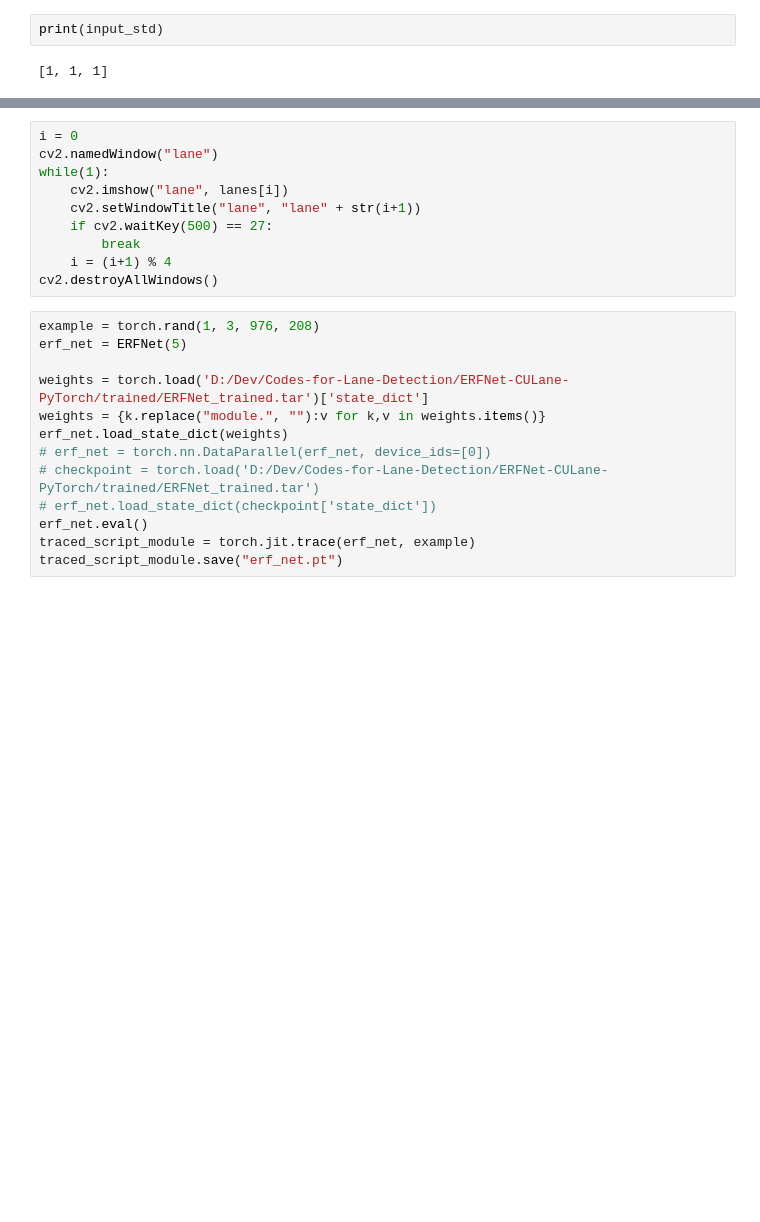
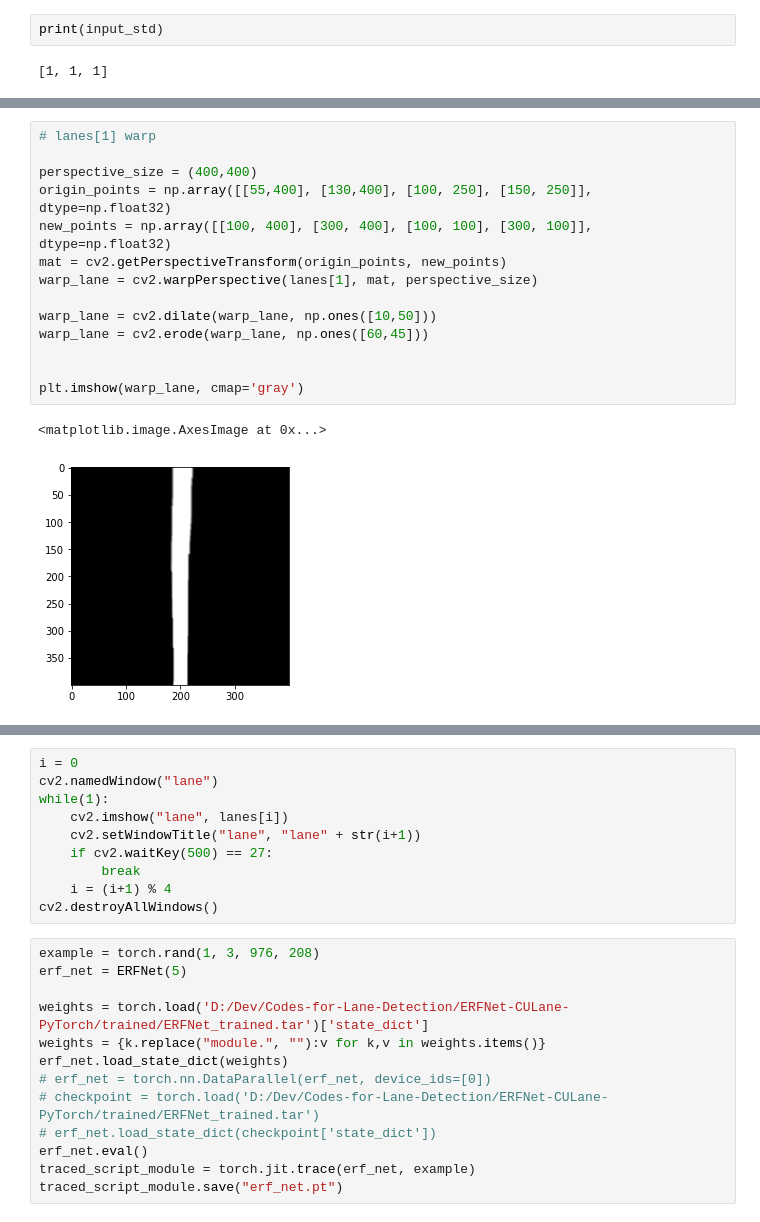
Before and after one commit to evopen/auto-ets2, a Jupyter notebook: scripts/lane_detector.ipynb, the cells around one changed output, grey strips where cells are left out. Saved outputs shown, nothing was run; the diff lists cells and outputs as text; blank space fills up the shorter version.

```diff
--- a/scripts/lane_detector.ipynb
+++ b/scripts/lane_detector.ipynb
@@ -110,0 +128,17 @@ plt.imshow(erf_seg_img, cmap='gray')
+# %%
+# lanes[1] warp
+
+perspective_size = (400,400)
+origin_points = np.array([[55,400], [130,400], [100, 250], [150, 250]], dtype=np.float32)
+new_points = np.array([[100, 400], [300, 400], [100, 100], [300, 100]], dtype=np.float32)
+mat = cv2.getPerspectiveTransform(origin_points, new_points)
+warp_lane = cv2.warpPerspective(lanes[1], mat, perspective_size)
+
+warp_lane = cv2.dilate(warp_lane, np.ones([10,50]))
+warp_lane = cv2.erode(warp_lane, np.ones([60,45]))
+
+
+plt.imshow(warp_lane, cmap='gray')
+# %% [output]
+<matplotlib.image.AxesImage at 0x...>
+[figure, added]
```
Also changed, not shown: parts of 12 cells of this notebook, 29 other files.
